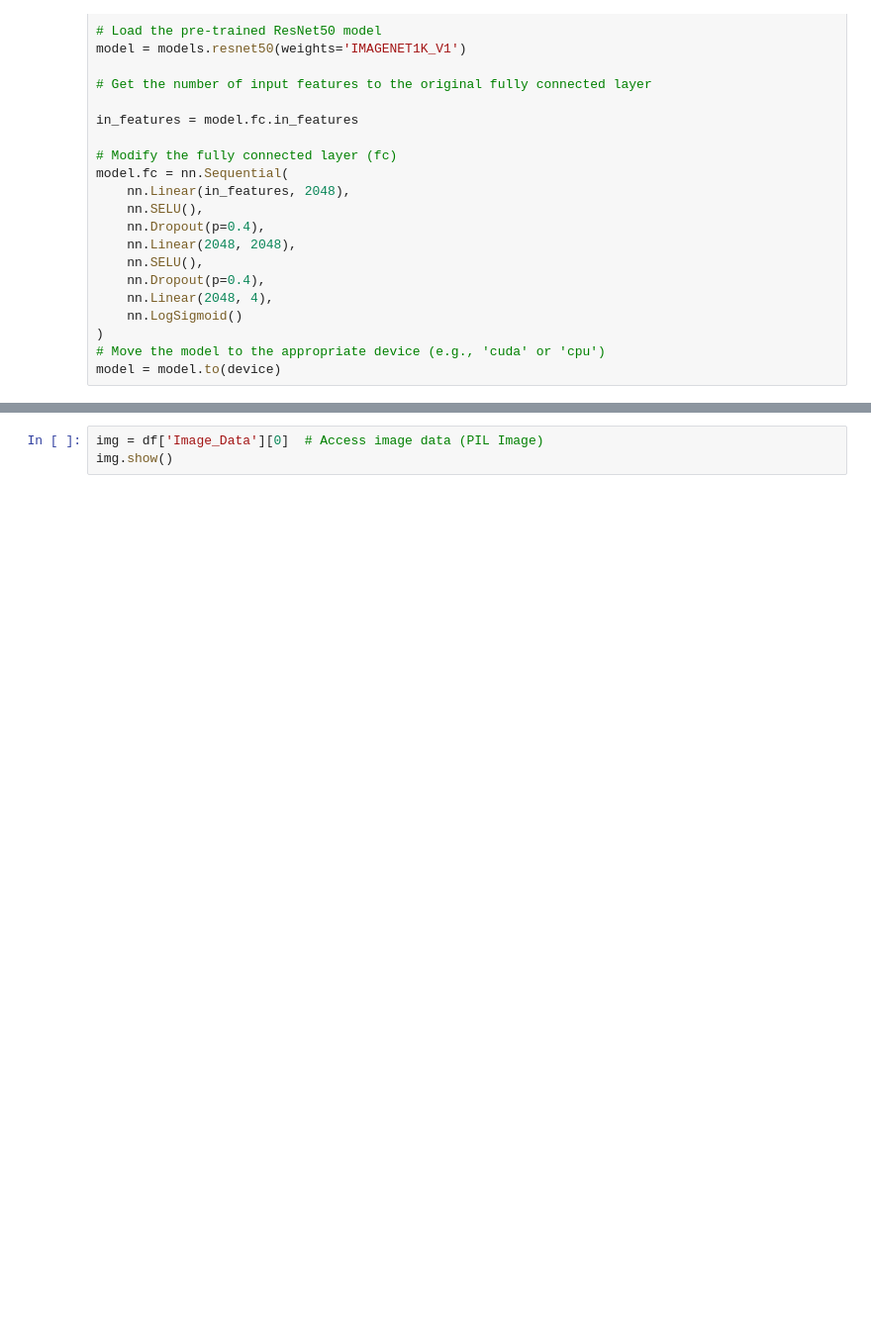
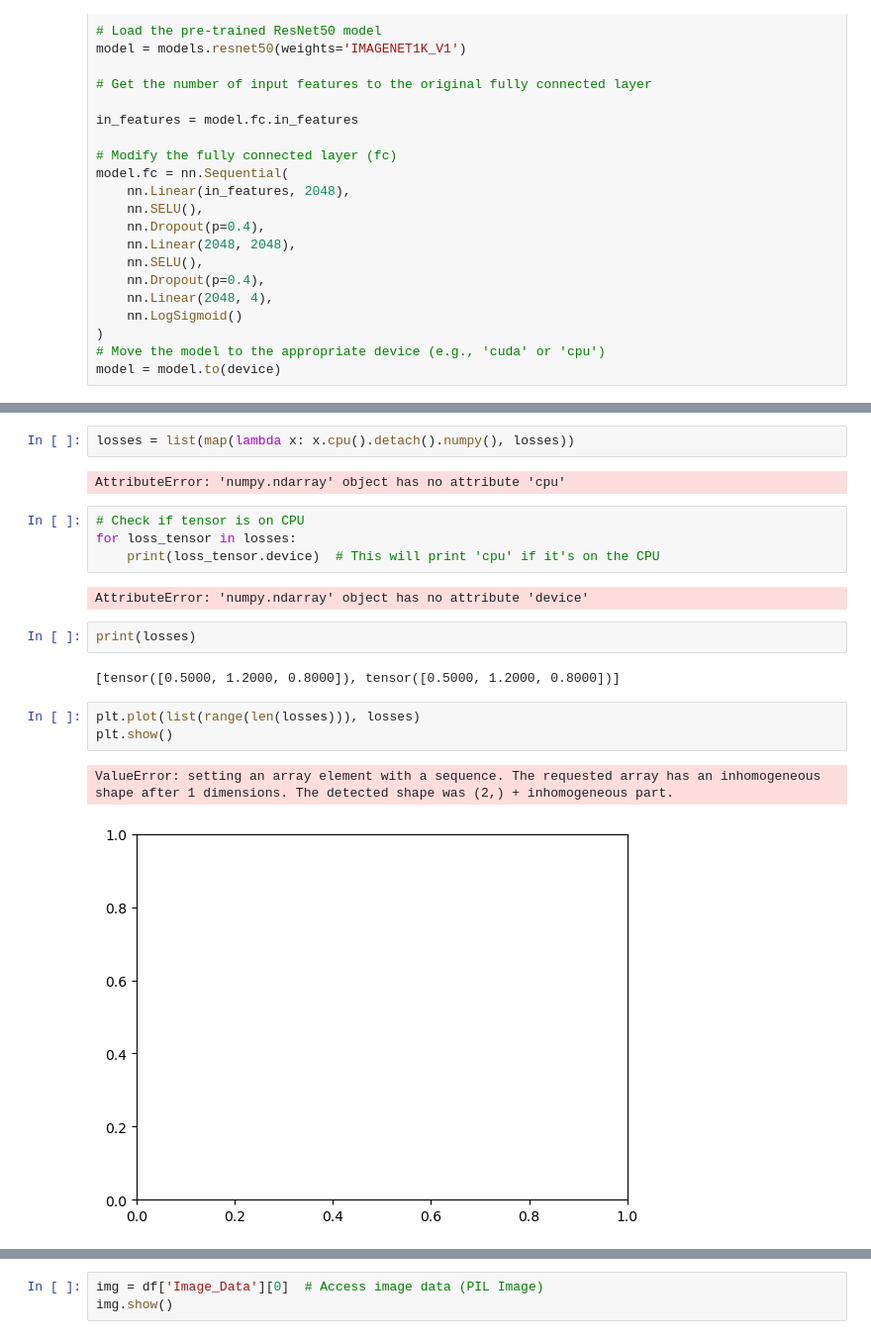
Before and after one commit to randaama/DS4002_Group2_Project3, a Jupyter notebook: SCRIPTS/loadimage.ipynb, the cells around one changed output, grey strips where cells are left out. Shown at 99% size. Drawn from its saved outputs; the diff is of its cells as text; blank space fills up the shorter version.

```diff
--- a/SCRIPTS/loadimage.ipynb
+++ b/SCRIPTS/loadimage.ipynb
@@ -257,0 +466,20 @@ df.head()
+# %%
+losses = list(map(lambda x: x.cpu().detach().numpy(), losses))
+# %% [output]
+AttributeError: 'numpy.ndarray' object has no attribute 'cpu'
+# %%
+# Check if tensor is on CPU
+for loss_tensor in losses:
+    print(loss_tensor.device)  # This will print 'cpu' if it's on the CPU
+# %% [output]
+AttributeError: 'numpy.ndarray' object has no attribute 'device'
+# %%
+print(losses)
+# %% [output]
+[tensor([0.5000, 1.2000, 0.8000]), tensor([0.5000, 1.2000, 0.8000])]
+# %%
+plt.plot(list(range(len(losses))), losses)
+plt.show()
+# %% [output]
+ValueError: setting an array element with a sequence. The requested array has an inhomogeneous shape after 1 dimensions. The detected shape was (2,) + inhomogeneous part.
+[figure, added]
```
Also changed, not shown: parts of 24 cells of this notebook.
